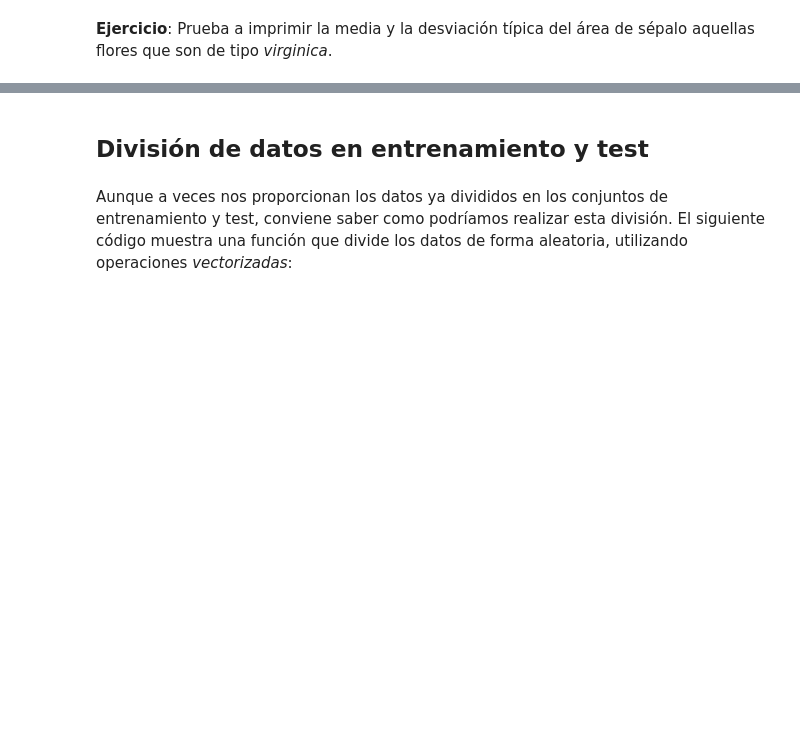
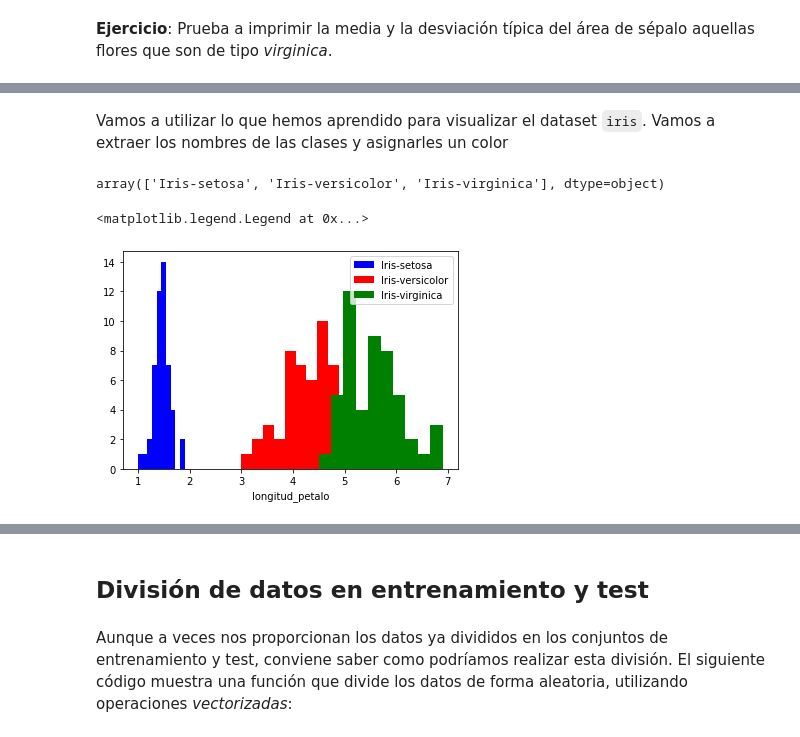
Before and after one commit to javierbg/taller-python-ciencia-datos-asl, a Jupyter notebook: tutorial.ipynb, the cells around one changed output, grey strips where cells are left out. Cells and saved outputs as stored; diff of their text form; code cells hidden in the pictures; blank space fills up the shorter version.

```diff
--- a/tutorial.ipynb
+++ b/tutorial.ipynb
@@ -208,13 +107,0 @@ iris_target_names
-# %%
-variable = 'ancho_petalo'
-colors = ['blue', 'red', 'green'] # Color para cada clase
-iris_target_names = np.unique(iris['clase'])
-
-for indice, color in zip(range(len(iris_target_names)), colors): #¿qué hace zip?
-    #Separamos el conjunto en las distintas clases
-    patrones = (iris['clase']==iris_target_names[indice]) #esta comparación la explicaremos más adelante
-    plt.hist(iris.loc[patrones, variable], label=iris_target_names[indice], color=color)
-
-plt.xlabel(variable)
-plt.legend(loc='upper right')
-plt.show()
@@ -225,17 +107,0 @@ A continuación vamos a representar en un gráfico la relación entre dos variab
-# %%
-variable_x = 'ancho_sepalo'
-variable_y = 'longitud_sepalo'
-
-colors = ['blue', 'red', 'green']
-
-for indice, color in zip(range(len(iris_target_names)), colors): #¿qué hace zip?
-    patrones = (iris['clase']==iris_target_names[indice])
-    plt.scatter(iris.loc[patrones, variable_x],
-                iris.loc[patrones, variable_y],
-                label=iris_target_names[indice],
-                c=color)
-
-plt.xlabel(variable_x)
-plt.ylabel(variable_y)
-plt.legend(loc='upper left')
-plt.show()
@@ -401,0 +608,22 @@ x.T
+# %% [markdown]
+Vamos a utilizar lo que hemos aprendido para visualizar el dataset `iris`. Vamos a extraer los nombres de las clases y asignarles un color
+# %%
+colors = ['blue', 'red', 'green'] # Color para cada clase
+iris_target_names = np.unique(iris['clase'])
+iris_target_names
+# %% [output]
+array(['Iris-setosa', 'Iris-versicolor', 'Iris-virginica'], dtype=object)
+# %%
+%matplotlib inline
+variable = 'longitud_petalo'
+
+for nombre, color in zip(iris_target_names, colors): #¿qué hace zip?
+    #Separamos el conjunto en las distintas clases
+    patrones = (iris['clase'] == nombre)
+    plt.hist(iris.loc[patrones, variable], label=nombre, color=color)
+
+plt.xlabel(variable)
+plt.legend(loc='upper right')
+# %% [output]
+<matplotlib.legend.Legend at 0x...>
+[figure, added]
```
Also changed, not shown: parts of 109 cells of this notebook.
